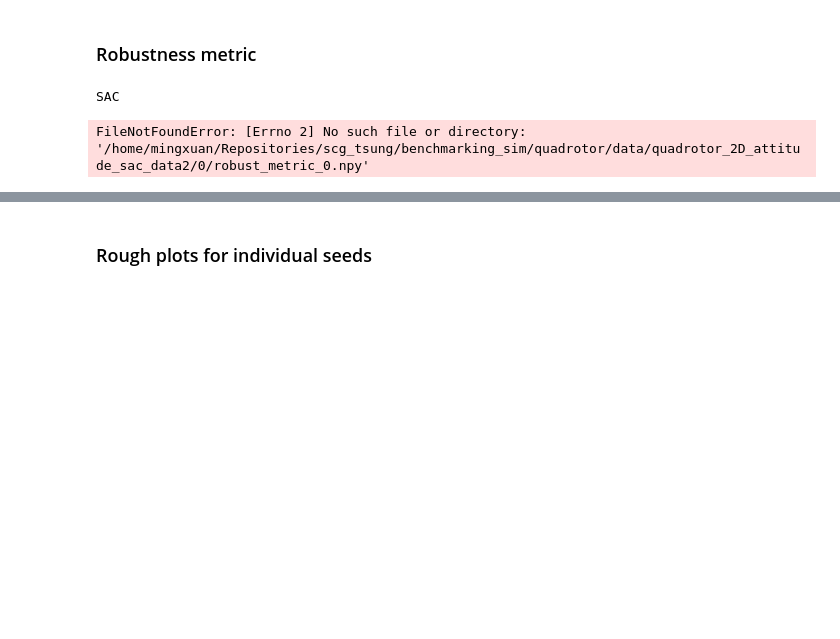
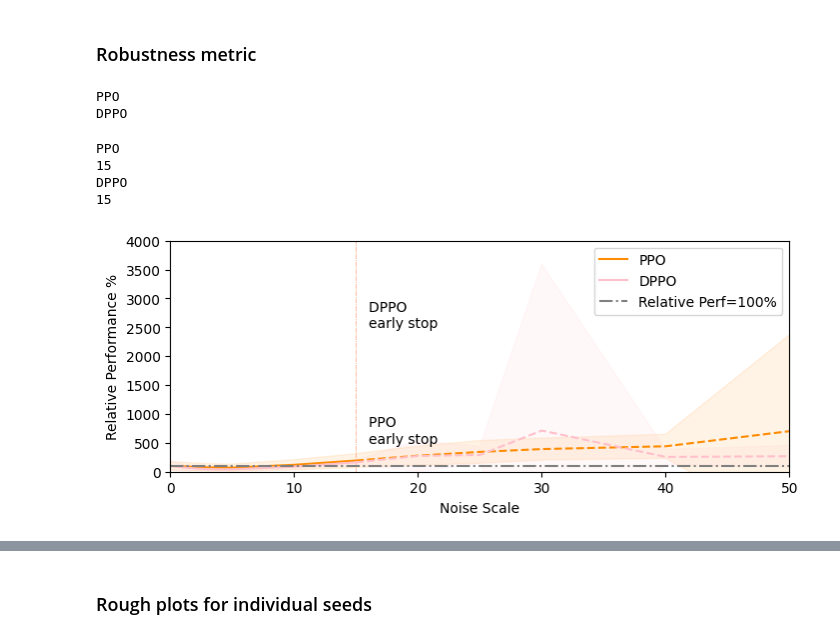
Before and after one commit to amacati/gp-mpc, a Jupyter notebook: examples/rl/data_analysis.ipynb, the cells around one changed output, grey strips where cells are left out. Drawn from its saved outputs; the diff is of its cells as text; code cells hidden in the pictures; blank space fills up the shorter version.

```diff
--- a/examples/rl/data_analysis.ipynb
+++ b/examples/rl/data_analysis.ipynb
@@ -318,14 +263,16 @@ FileNotFoundError: [Errno 2] No such file or directory: '/home/mingxuan/Reposito
 # %%
 episode_len_list = [9, 10, 11, 12, 13, 14, 15]
+episode_len_list2 = [4.5, 5, 5.5, 6, 6.5, 7, 7.5]
 transfer_metric = {}
 for method in data_paths.keys():
     print(method)
     transfer_metric.update({method: {'rmse': [], 'rmse_std': []}})
     for T in episode_len_list:
         rmse, rmse_std = [], []
-        # for seed in seeds:
-        for seed in [0]:
-            temp = np.load(data_paths[method] + str(seed) +"/transfer_metric_"+str(T)+".npy", allow_pickle=True).item()
+        for seed in seeds:
+            path = data_paths[method] + "/seed"+ str(seed) +"_*/transfer_metric_"+str(T)+".npy"
+            file_path = glob.glob(path)
+            temp = np.load(file_path[0], allow_pickle=True).item()
             rmse.append(temp['rmse'])
             rmse_std.append(temp['rmse_std'])
         transfer_metric[method]['rmse'].append(np.array(rmse).mean())
@@ -564,14 +388,15 @@ transfer_metric
 ### Robustness metric
 # %%
 metric = {}
-noise_scale = [0,1,10,20,30,40,50,60,70,80,90,100]
-noise_scale2 = [0,1,10,20,30,40,50,60,70,80,90,100,110,120,130,140,150]
+noise_scale = [0, 1, 2, 3, 4, 5, 10, 15, 20, 25, 30, 40, 50, 60, 70, 80, 90, 100]
 for method in data_paths.keys():
     print(method)
     metric.update({method: {}})
     for seed in seeds:
         for ns in noise_scale:
-            temp = np.load(data_paths[method] + str(seed) +"/robust_metric_"+str(ns)+".npy", allow_pickle=True).item()
+            path = data_paths[method] + "/seed"+ str(seed) +"_*/robust_metric_"+str(ns)+".npy"
+            file_path = glob.glob(path)
+            temp = np.load(file_path[0], allow_pickle=True).item()
             if ns in metric[method].keys():
                 metric[method][ns]['rmse'].append(temp['rmse'])
                 metric[method][ns]['rmse_std'].append(temp['rmse_std'])
@@ -583,7 +408,58 @@ for method in data_paths.keys():
                                             'rmse_std': [temp['rmse_std']],
                                             'success': [temp2]}})
 # %% [output]
-SAC
+PPO
+DPPO
-FileNotFoundError: [Errno 2] No such file or directory: '/home/mingxuan/Repositories/scg_tsung/benchmarking_sim/quadrotor/data/quadrotor_2D_attitude_sac_data2/0/robust_metric_0.npy'
 # %%
 #np.save('compiled_metric.npy',metric, allow_pickle=True)
+# %%
+fig = plt.figure(figsize=(8, 3))
+for method in metric.keys():
+    print(method)
+    temp, temp_std1, temp_std2 = [], [], []
+    traj_success_till = 50
+    count = 50
+    for k, ns in enumerate(noise_scale):
+        data = np.array(metric[method][ns]['rmse'])
+        temp.append(data.mean())
+        temp_std1.append(data.mean() - data.std())
+        temp_std2.append(data.mean() + data.std())
+        # print(all(metric[method][ns]['success']))
+        if not all(metric[method][ns]['success']) and traj_success_till > ns:
+            traj_success_till = ns
+            count = k
+    temp = np.array(temp)
+    temp_std1, temp_std2 = np.array(temp_std1), np.array(temp_std2)
+    print(traj_success_till)
+
+    plt.plot(noise_scale[:count+1], temp[:count+1]*100/temp[0], color=plot_colors[method], label=method)
+    plt.axvline(x=traj_success_till, linestyle='-.', linewidth=0.5, color=plot_colors[method])
+    plt.plot(noise_scale[count:], temp[count:]*100/temp[0], color=plot_colors[method], linestyle='--')
+    plt.fill_between(noise_scale,
+                     temp_std1*100/temp[0],
+                     temp_std2*100/temp[0], color=plot_colors[method], alpha=0.1)
+
+    #plt.fill_between([traj_success_till, 100], [1, 1], color='r', alpha=0.25, label=method)
+
+plt.plot(noise_scale, [100]*len(noise_scale), color='grey', linestyle='-.', label='Relative Perf=100%')
+plt.text(16, 500, 'PPO \nearly stop')
+#plt.text(31, 500, 'SAC \nearly stop')
+plt.text(16, 2500, 'DPPO \nearly stop')
+
+
+plt.legend()
+plt.ylim(0,4000)
+plt.xlim(0,50)
+# plt.xscale("log")
+# plt.gca().invert_xaxis()
+# plt.yscale("log")
+plt.xlabel("Noise Scale")
+plt.ylabel("Relative Performance %")
+#plt.title("TD3 for Quadrotor 2D")
+plt.savefig("robustness_rl.pdf",bbox_inches="tight", pad_inches=0.1)
+# %% [output]
+PPO
+15
+DPPO
+15
+[figure, added]
```
Also changed, not shown: parts of 32 cells of this notebook.
